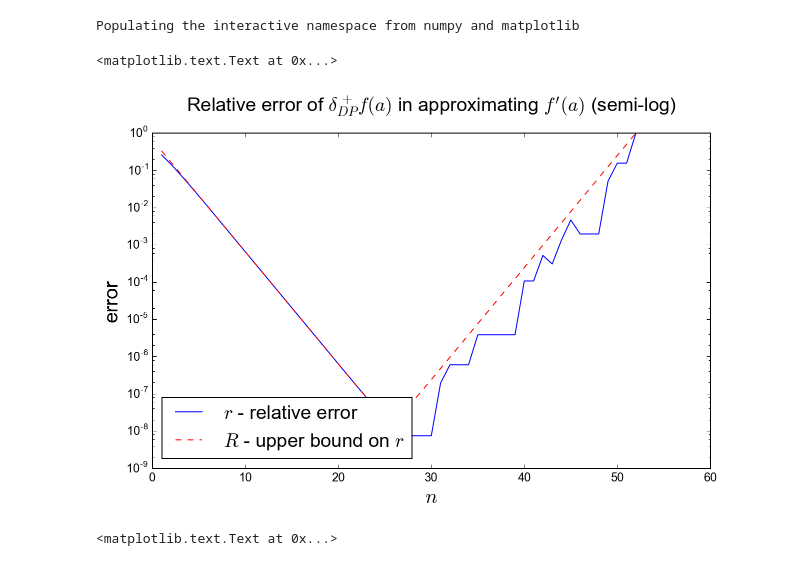
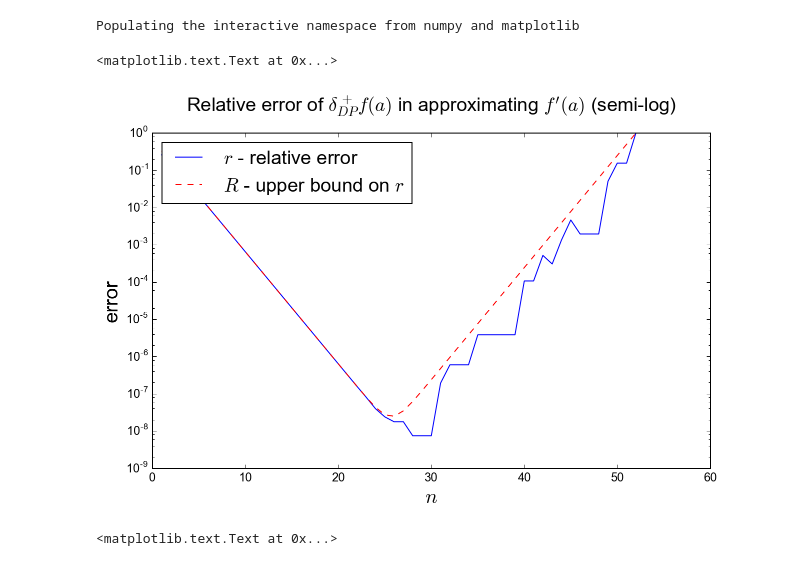
Before and after one commit to phrz/HPSCProject1, a Jupyter notebook: notebooks/proj1_b.ipynb, the cells around one changed output. Cells and saved outputs as stored; diff of their text form; code cells hidden in the pictures.

```diff
--- a/notebooks/proj1_b.ipynb
+++ b/notebooks/proj1_b.ipynb
@@ -106,20 +106,20 @@ for name in names:
 # %%
 # create a semilogy plot that overlays r versus n with
 # a solid blue line, and R versus n with a red dashed
 # line...
 
 pylab.semilogy(v['n'], v['r'], '-b')
 pylab.semilogy(v['n'], v['bigr'], '--r')
 
 pylab.legend(('$r$ - relative error',
-              '$R$ - upper bound on $r$'), loc=3)
+              '$R$ - upper bound on $r$'), loc=2)
 
 pylab.xlabel('$n$')
 pylab.ylabel('error')
 pylab.title('Relative error of $\delta^+_{DP}f(a)$ in approximating $f\'(a)$ (semi-log)', y=1.05)
 # %% [output]
 <matplotlib.text.Text at 0x...>
-[figure, old version]
+[figure, new version]
 # %%
 # create a different loglog plot that overlays
 # r versus h with a solid blue line, and
```
Also changed, not shown: parts of 1 cell of this notebook, 3 other files.
